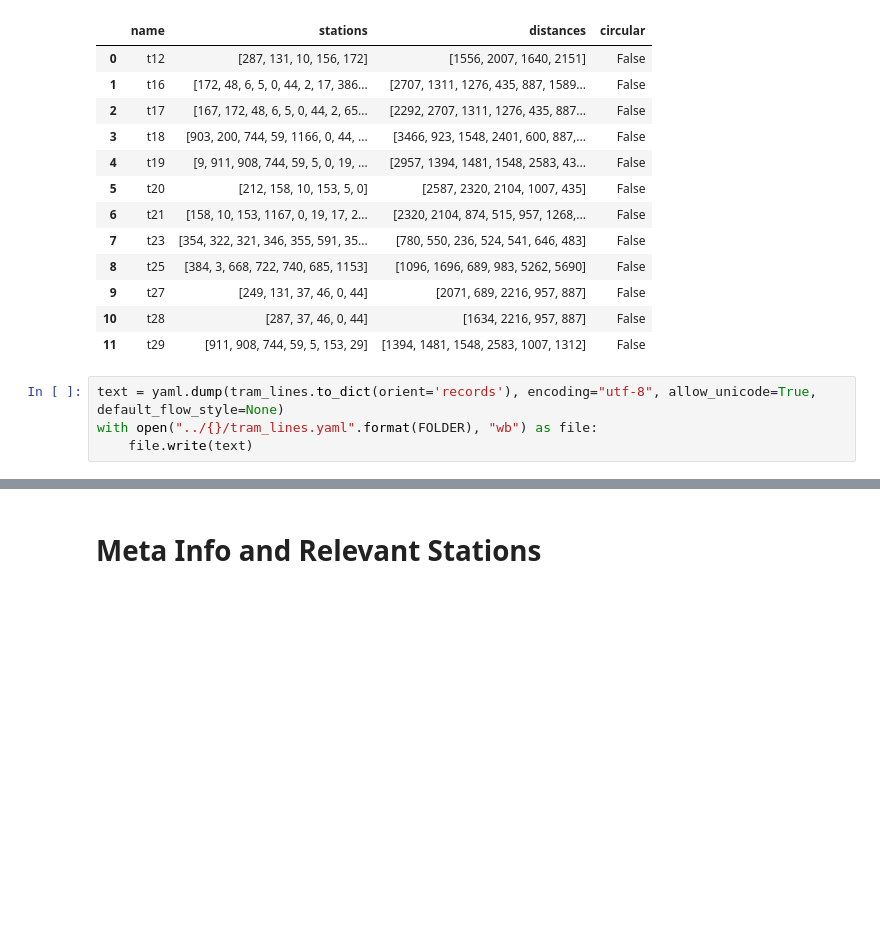
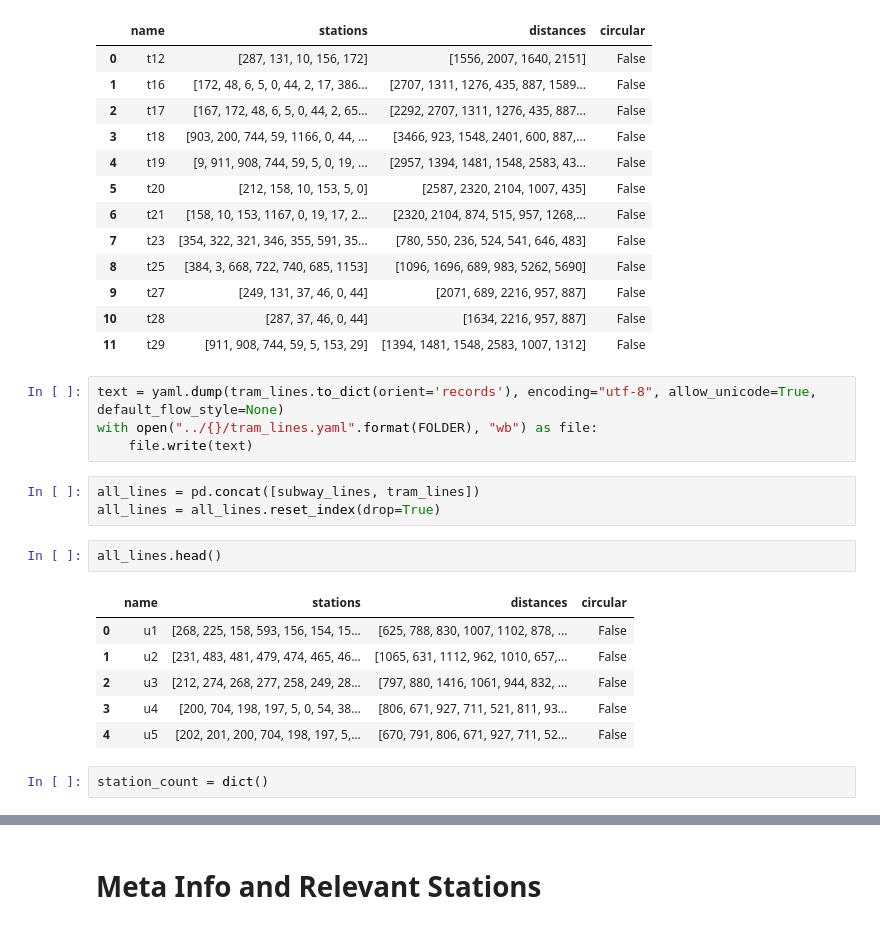
Before and after one commit to deeliciouscode/publicflow, a Jupyter notebook: analysis/data_cleansing.ipynb, the cells around one changed output, grey strips where cells are left out. Saved outputs shown, nothing was run; the diff lists cells and outputs as text; blank space fills up the shorter version.

```diff
--- a/analysis/data_cleansing.ipynb
+++ b/analysis/data_cleansing.ipynb
@@ -182,3 +182,17 @@ tram_lines
 text = yaml.dump(tram_lines.to_dict(orient='records'), encoding="utf-8", allow_unicode=True, default_flow_style=None)
 with open("../{}/tram_lines.yaml".format(FOLDER), "wb") as file:
     file.write(text)
+# %%
+all_lines = pd.concat([subway_lines, tram_lines])
+all_lines = all_lines.reset_index(drop=True)
+# %%
+all_lines.head()
+# %% [output]
+|  | name | stations | distances | circular |
+| 0 | u1 | [268, 225, 158, 593, 156, 154, 15... | [625, 788, 830, 1007, 1102, 878, ... | False |
+| 1 | u2 | [231, 483, 481, 479, 474, 465, 46... | [1065, 631, 1112, 962, 1010, 657,... | False |
+| 2 | u3 | [212, 274, 268, 277, 258, 249, 28... | [797, 880, 1416, 1061, 944, 832, ... | False |
+| 3 | u4 | [200, 704, 198, 197, 5, 0, 54, 38... | [806, 671, 927, 711, 521, 811, 93... | False |
+| 4 | u5 | [202, 201, 200, 704, 198, 197, 5,... | [670, 791, 806, 671, 927, 711, 52... | False |
+# %%
+station_count = dict()
```
Also changed, not shown: parts of 8 cells of this notebook, 5 other files.
